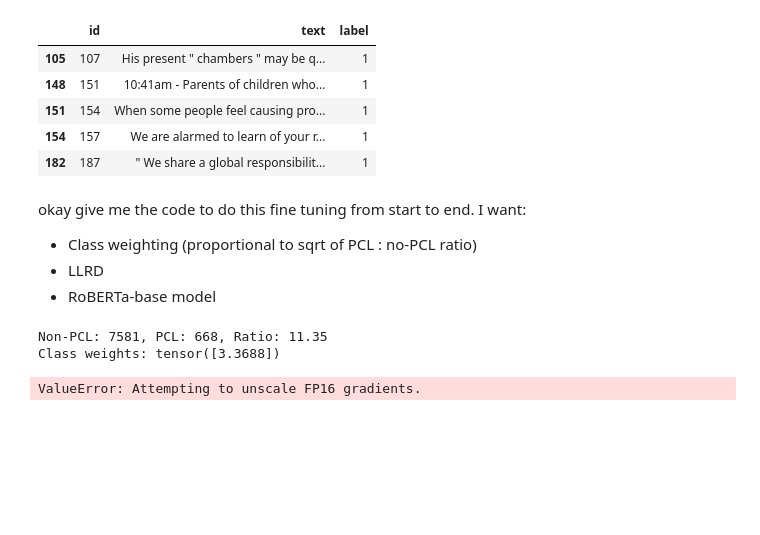
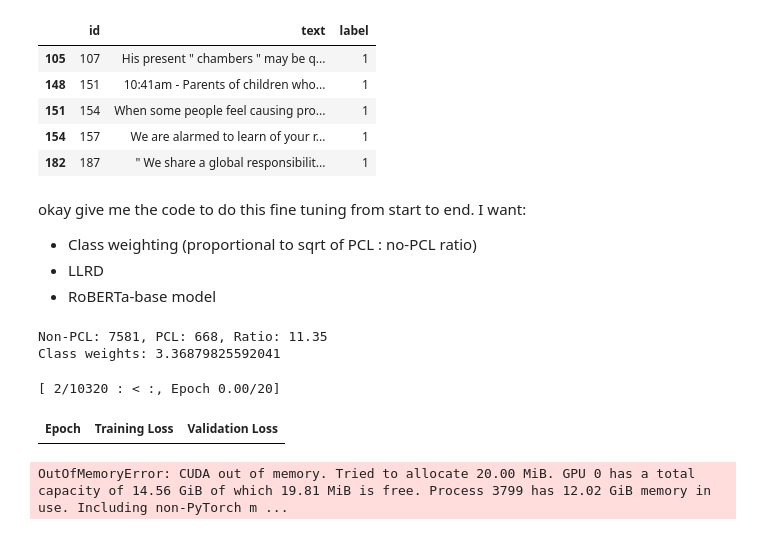
Before and after one commit to AngadK89/60035_nlp_cw, a Jupyter notebook: stage4.ipynb, the cells around one changed output. Saved outputs shown, nothing was run; the diff lists cells and outputs as text; code cells hidden in the pictures; blank space fills up the shorter version.

Commit message:
WIP: Implementing model training.

```diff
--- a/stage4.ipynb
+++ b/stage4.ipynb
@@ -109,14 +129,17 @@ n_pos = np.sum(train_labels == 1)
 print(f"Non-PCL: {n_neg}, PCL: {n_pos}, Ratio: {n_neg/n_pos:.2f}")
 
 # Square root weighting to avoid being too aggressive
-pos_class_weight = torch.tensor([np.sqrt(n_neg / n_pos)], dtype=torch.float)
+pos_class_weight = torch.tensor(np.sqrt(n_neg / n_pos), dtype=torch.float)
 print(f"Class weights: {pos_class_weight}")
 # %% [output]
 Non-PCL: 7581, PCL: 668, Ratio: 11.35
-Class weights: tensor([3.3688])
+Class weights: 3.36879825592041
 # %%
 from datasets import Dataset
 from transformers import DataCollatorWithPadding
+
+TRAIN_BATCH_SIZE = 16
+NUM_EPOCHS = 20
 
 def tokenize(batch):
     return tokenizer(
@@ -158,11 +234,35 @@ class WeightedBCETrainer(Trainer):
 
 from sklearn.metrics import f1_score
 
-def compute_f1_score(preds):
-    logits, labels = preds
-    probs = torch.sigmoid(torch.tensor(logits)).squeeze(-1).numpy()
-    label_preds = (probs >= 0.5).astype(int)
-    return {"f1": f1_score(labels, label_preds, pos_label=1)}
+def compute_f1_score(eval_pred):
+    logits, labels = eval_pred.predictions, eval_pred.label_ids
+    logits = np.asarray(logits).reshape(-1)
+    labels = np.asarray(labels).reshape(-1).astype(int)
+
+    probs = 1 / (1 + np.exp(-logits))
+
+    # search thresholds
+    thresholds = np.linspace(0.001, 0.5, 100)
+    best_f1, best_t = -1.0, 0.5
+    for t in thresholds:
+        preds = (probs >= t).astype(int)
+        f1 = f1_score(labels, preds)
+        if f1 > best_f1:
+            best_f1, best_t = f1, t
+
+    return {"f1": best_f1, "best_threshold": best_t}
+
+
+    # logits = eval_pred.predictions
+    # labels = eval_pred.label_ids
+
+    # logits = np.asarray(logits).reshape(-1)
+    # labels = np.asarray(labels).reshape(-1).astype(int)
+
+    # probs = 1 / (1 + np.exp(-logits))
+    # preds = (probs >= 0.5).astype(int)
+
+    # return {"f1": f1_score(labels, preds)}
 # %%
 from transformers import TrainingArguments, EarlyStoppingCallback
 
@@ -177,22 +277,27 @@ training_args = TrainingArguments(
     metric_for_best_model="f1", # Evaluate performance using F1 score on validation set
     greater_is_better=True, # Higher F1 score on val set is better
     load_best_model_at_end=True,
-    fp16=True,
+    fp16=False,
+    bf16=False,
+    max_grad_norm=1.0,
 )
 # %%
 trainer = WeightedBCETrainer(
     model=model,
     args=training_args,
     train_dataset=train_dataset,
     eval_dataset=val_dataset,
     data_collator=data_collator,    # Dynamically pads received inputs
     compute_metrics=compute_f1_score,
     callbacks=[EarlyStoppingCallback(early_stopping_patience=3)],
+    optimizers=(optimizer, scheduler) # <--- This is where the magic happens
 )
 
 trainer.train()
 # %% [output]
-ValueError: Attempting to unscale FP16 gradients.
+[ 2/10320 : < :, Epoch 0.00/20]
+| Epoch | Training Loss | Validation Loss |
+OutOfMemoryError: CUDA out of memory. Tried to allocate 20.00 MiB. GPU 0 has a total capacity of 14.56 GiB of which 19.81 MiB is free. Process 3799 has 12.02 GiB memory in use. Including non-PyTorch m ...
 # %%
 # Plot results after completion of training
 
```
Also changed, not shown: parts of 5 cells of this notebook.
